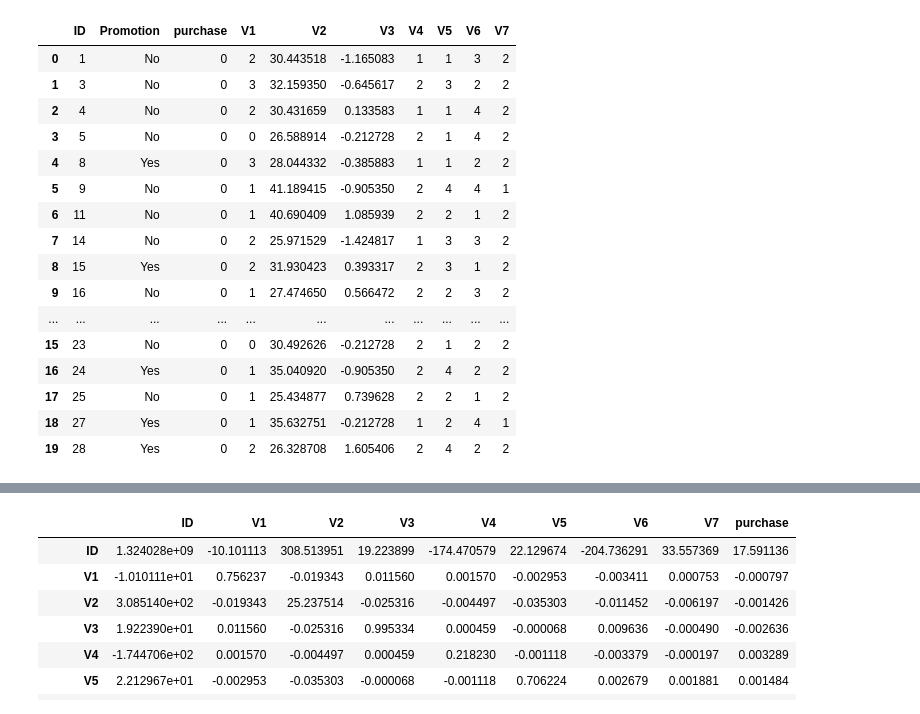
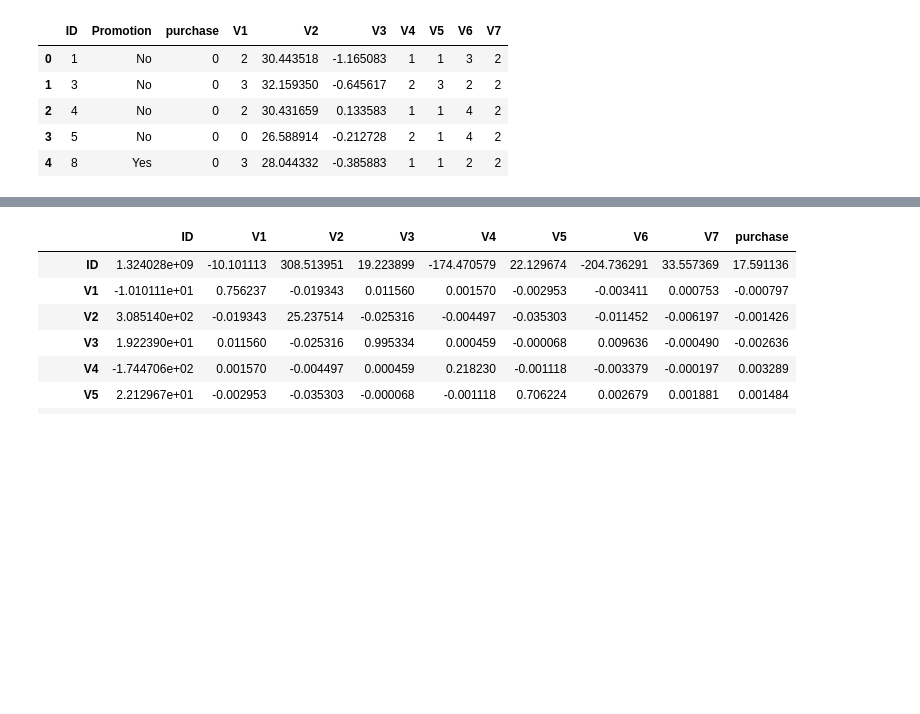
Before and after one commit to crgl/starbucks, a Jupyter notebook: Starbucks.ipynb, the cells around one changed output, grey strips where cells are left out. Saved outputs shown, nothing was run; the diff lists cells and outputs as text; code cells hidden in the pictures; blank space fills up the shorter version.

```diff
--- a/Starbucks.ipynb
+++ b/Starbucks.ipynb
@@ -81,44 +58,33 @@ from test_results import test_results, score
 import numpy as np
 import pandas as pd
 import scipy as sp
 import sklearn as sk
 
 from sklearn.model_selection import train_test_split, cross_val_score
 from sklearn.linear_model import LinearRegression, LogisticRegression, Perceptron
 from sklearn.pipeline import Pipeline, FeatureUnion
 from sklearn.base import BaseEstimator, TransformerMixin
 from sklearn.preprocessing import StandardScaler
 from sklearn.metrics import make_scorer
 from sklearn.model_selection import GridSearchCV
 from sklearn.svm import LinearSVC
 
-import xgboost as xgb
+# import xgboost as xgb
 
 import matplotlib.pyplot as plt
-import seaborn as sb
+# import seaborn as sb
 %matplotlib inline
 
 # load in the data
 train_data = pd.read_csv('./training.csv')
 X_train = train_data.drop('purchase', axis=1)
 y_train = train_data['purchase']
 X_trainl, X_testl, y_trainl, y_testl = train_test_split(X_train, y_train, test_size=0.2, random_state=42)
-train_data.head(20)
+train_data.head()
 # %% [output]
 |  | ID | Promotion | purchase | V1 | V2 | V3 | V4 | V5 | V6 | V7 |
 | 0 | 1 | No | 0 | 2 | 30.443518 | -1.165083 | 1 | 1 | 3 | 2 |
 | 1 | 3 | No | 0 | 3 | 32.159350 | -0.645617 | 2 | 3 | 2 | 2 |
 | 2 | 4 | No | 0 | 2 | 30.431659 | 0.133583 | 1 | 1 | 4 | 2 |
 | 3 | 5 | No | 0 | 0 | 26.588914 | -0.212728 | 2 | 1 | 4 | 2 |
 | 4 | 8 | Yes | 0 | 3 | 28.044332 | -0.385883 | 1 | 1 | 2 | 2 |
-| 5 | 9 | No | 0 | 1 | 41.189415 | -0.905350 | 2 | 4 | 4 | 1 |
-| 6 | 11 | No | 0 | 1 | 40.690409 | 1.085939 | 2 | 2 | 1 | 2 |
-| 7 | 14 | No | 0 | 2 | 25.971529 | -1.424817 | 1 | 3 | 3 | 2 |
-| 8 | 15 | Yes | 0 | 2 | 31.930423 | 0.393317 | 2 | 3 | 1 | 2 |
-| 9 | 16 | No | 0 | 1 | 27.474650 | 0.566472 | 2 | 2 | 3 | 2 |
-| ... | ... | ... | ... | ... | ... | ... | ... | ... | ... | ... |
-| 15 | 23 | No | 0 | 0 | 30.492626 | -0.212728 | 2 | 1 | 2 | 2 |
-| 16 | 24 | Yes | 0 | 1 | 35.040920 | -0.905350 | 2 | 4 | 2 | 2 |
-| 17 | 25 | No | 0 | 1 | 25.434877 | 0.739628 | 2 | 2 | 1 | 2 |
-| 18 | 27 | Yes | 0 | 1 | 35.632751 | -0.212728 | 1 | 2 | 4 | 1 |
-| 19 | 28 | Yes | 0 | 2 | 26.328708 | 1.605406 | 2 | 4 | 2 | 2 |
```
Also changed, not shown: parts of 19 cells of this notebook.
